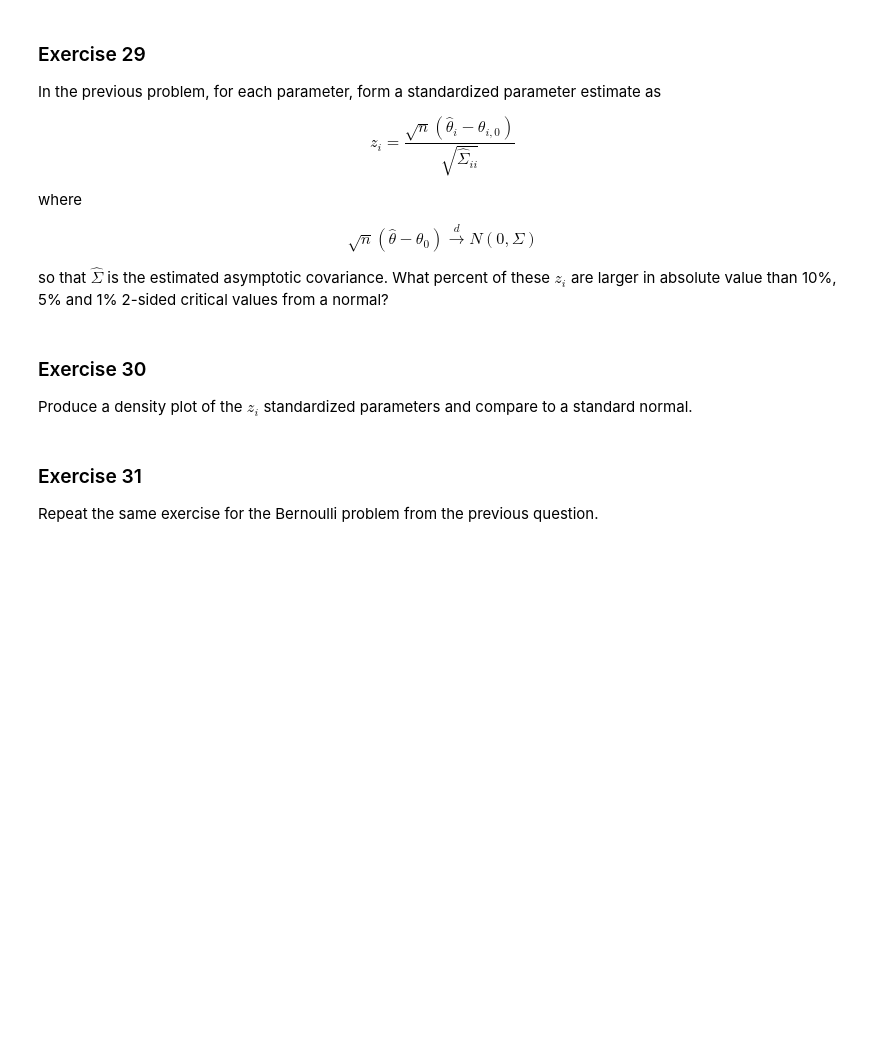
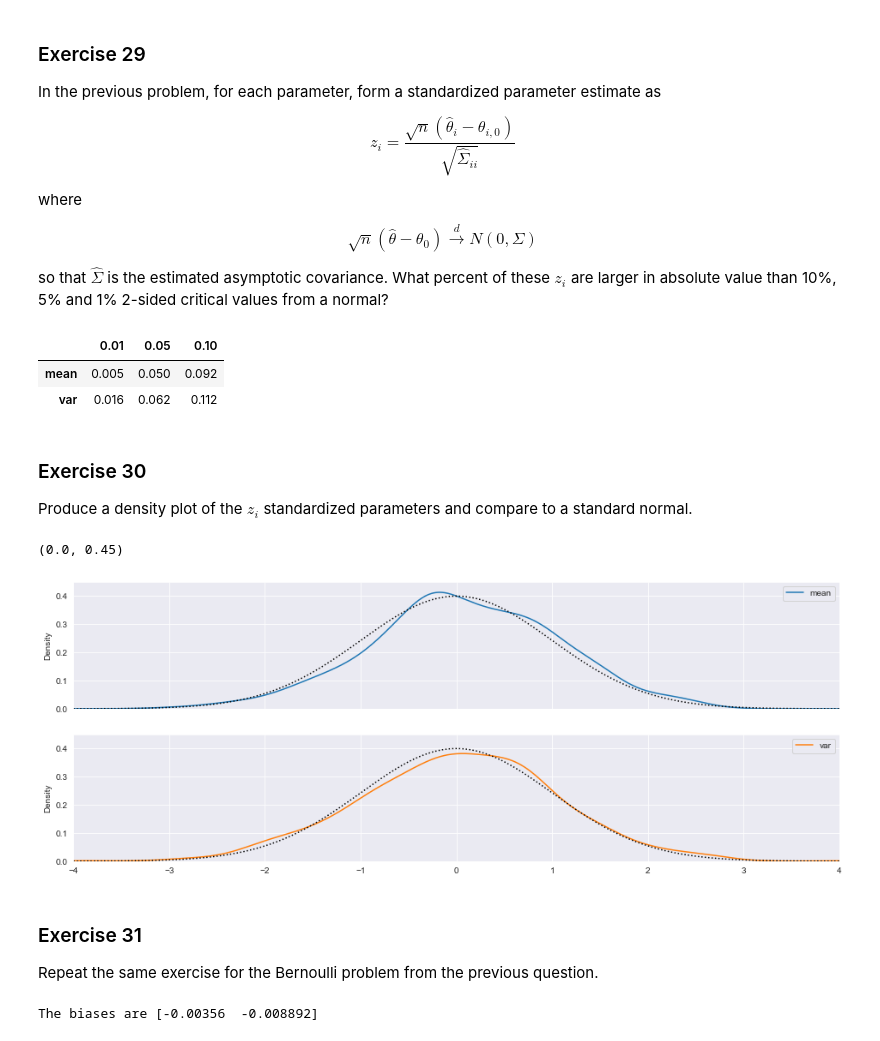
Before and after one commit to GeorgeHockey/python-introduction, a Jupyter notebook: course/autumn/estimation-bias-and-variance.ipynb, the cells around one changed output. Drawn from its saved outputs; the diff is of its cells as text; code cells hidden in the pictures; blank space fills up the shorter version.

```diff
--- a/course/autumn/estimation-bias-and-variance.ipynb
+++ b/course/autumn/estimation-bias-and-variance.ipynb
@@ -11,9 +11,9 @@ to estimate the mean and variance.
 # %%
 import numpy as np
 
-rs = np.random.RandomState(19991231)
+rs = np.random.RandomState(1)
 
-rvs = rs.chisquare(5, size = 10)
+rvs = rs.chisquare(5, size = 10000)
 
 mu_rvs = rvs.mean()
 var_rvs = rvs.var()
@@ -97,6 +117,76 @@ import pandas as pd
+# %%
+from scipy import stats
+import pandas as pd
+
+z = np.zeros((1000,2))
+for i in range (1000):
+    err = estimates[i] - np.array([5,10])
+    acov = acovs[i]
+    avar = np.diag(acov)
+    z[i] = (np.sqrt(10000)*err)/ np.sqrt(avar)
+
+results = {}
+abs_z = np.abs(z)
+for quantile in [.01,.05,.1]:
+    cutoff = stats.norm.ppf(1-quantile/2)
+    above = abs_z > cutoff
+    results[quantile] = above.mean(0)
+results
+pd.DataFrame(results, index=["mean","var"])
+# %% [output]
+|  | 0.01 | 0.05 | 0.10 |
+| mean | 0.005 | 0.050 | 0.092 |
+| var | 0.016 | 0.062 | 0.112 |
 # %% [markdown]
 ### Exercise 30
 Produce a density plot of the $z_{i}$ standardized parameters and compare to a standard normal.
+# %%
+%matplotlib inline
+import matplotlib.pyplot as plt
+import seaborn as sns
+plt.rc("figure", figsize=(16,6))
+sns.set_style("darkgrid")
+z = pd.DataFrame(z, columns=['mean', 'var'])
+
+x = np.linspace(-4,4,201)
+pdf = stats.norm.pdf(x)
+
+ax = z.plot.kde(subplots=True)
+ax[0].set_xlim(-4,4)
+ax[0].plot(x, pdf, color="black", linestyle=":")
+ax[0].set_ylim(0,0.45)
+
+ax[1].set_xlim(-4,4)
+ax[1].plot(x, pdf, color="black", linestyle=":")
+ax[1].set_ylim(0,0.45)
+# %% [output]
+(0.0, 0.45)
+[figure, added]
 # %% [markdown]
 ### Exercise 31
 Repeat the same exercise for the Bernoulli problem from the previous question.
+# %%
+rs = np.random.RandomState(19991231)
+sample_size = 25
+p = 0.25
+
+population_values = np.array([p, p*(1-p)])
+estimates = np.zeros((1000, 2))
+acovs = np.zeros((1000,2,2))
+for i in range(1000):
+    rvs = 1.0 * (rs.random_sample(size=sample_size) <= p)
+
+    mu = rvs.mean()
+    var =  rvs.var()
+    estimates[i] = [mu, var]
+
+    err = rvs - mu
+    mom_errs = np.array([err, err**2 - rvs.var()]).T
+    nobs = mom_errs.shape[0]
+
+    acovs[i] = mom_errs.T @ mom_errs / nobs
+
+bias = estimates.mean(axis=0) - population_values
+print(f"The biases are {bias}")
+# %% [output]
+The biases are [-0.00356  -0.008892]
```
Also changed, not shown: parts of 8 cells of this notebook, 1 other file.
